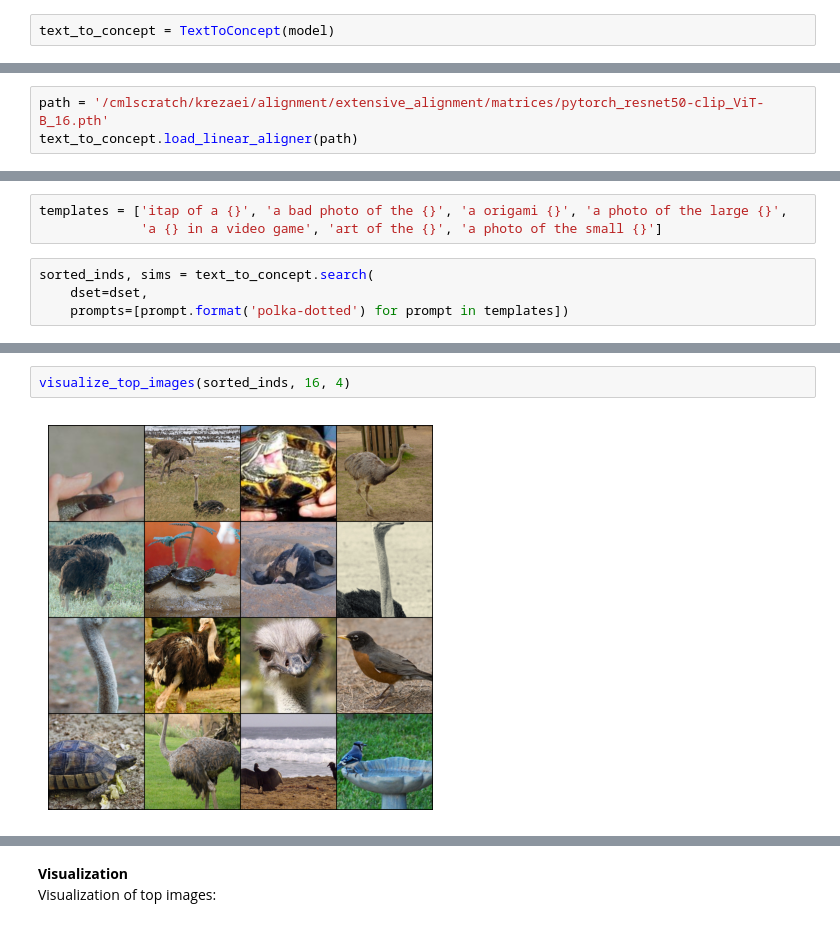
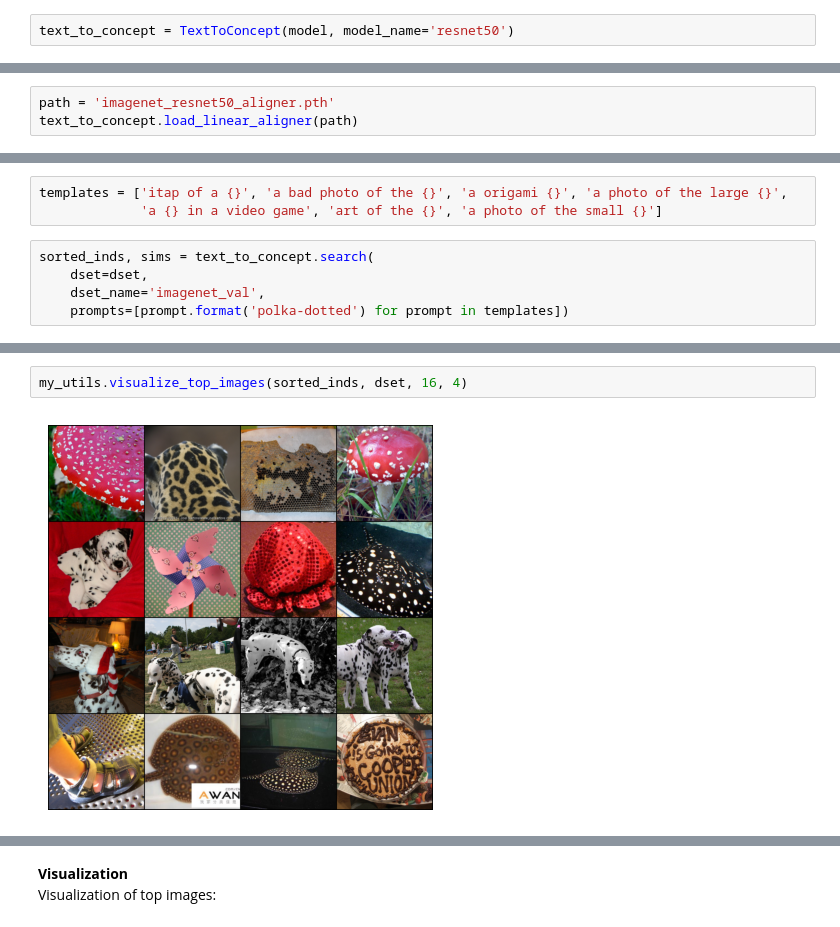
Before and after one commit to k1rezaei/Text-to-concept, a Jupyter notebook: example_search_concept_logic.ipynb, the cells around one changed output, grey strips where cells are left out. Saved outputs shown, nothing was run; the diff lists cells and outputs as text.

```diff
--- a/example_search_concept_logic.ipynb
+++ b/example_search_concept_logic.ipynb
@@ -85,10 +61,10 @@ model.has_normalizer = True
 <b>Initiating Text-To-Concept Object</b><br>
 In this section, we initiate ``TextToConcept`` object which turns the vision encoder (e.g., Resnet50) into a model capable of integrating language and vision. By doing so, we enable the utilization of certain abilities present in vision-language models.
 # %%
-text_to_concept = TextToConcept(model)
+text_to_concept = TextToConcept(model, model_name='resnet50')
 # %% [markdown]
 <b>Loading the Linear Aligner</b><br>
 We can also use an already existing linear aligner, to do so, we use the function ``load_linear_aligner``.
 # %%
-path = '/cmlscratch/krezaei/alignment/extensive_alignment/matrices/pytorch_resnet50-clip_ViT-B_16.pth'
+path = 'imagenet_resnet50_aligner.pth'
 text_to_concept.load_linear_aligner(path)
@@ -108,4 +86,5 @@ templates = ['itap of a {}', 'a bad photo of the {}', 'a origami {}', 'a photo o
 # %%
 sorted_inds, sims = text_to_concept.search(
     dset=dset,
+    dset_name='imagenet_val',
     prompts=[prompt.format('polka-dotted') for prompt in templates])
@@ -115,4 +104,4 @@ Visualization of top images:
 # %%
-visualize_top_images(sorted_inds, 16, 4)
+my_utils.visualize_top_images(sorted_inds, dset, 16, 4)
 # %% [output]
-[figure, old version]
+[figure, new version]
```
Also changed, not shown: parts of 21 cells of this notebook, 5 other files.
